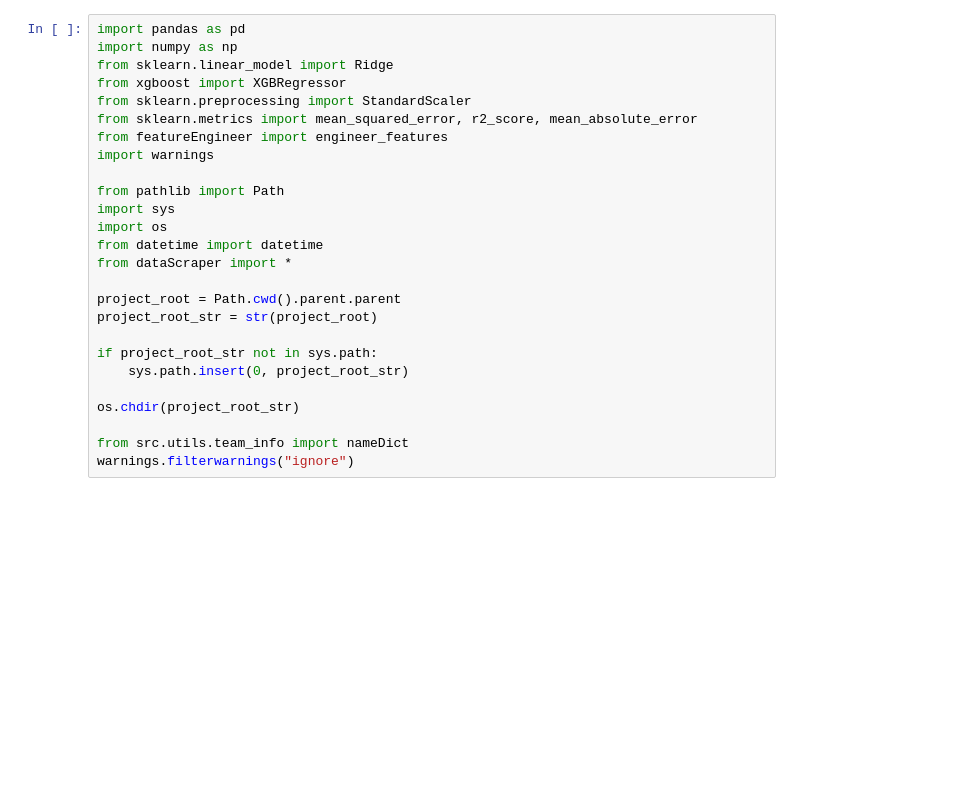
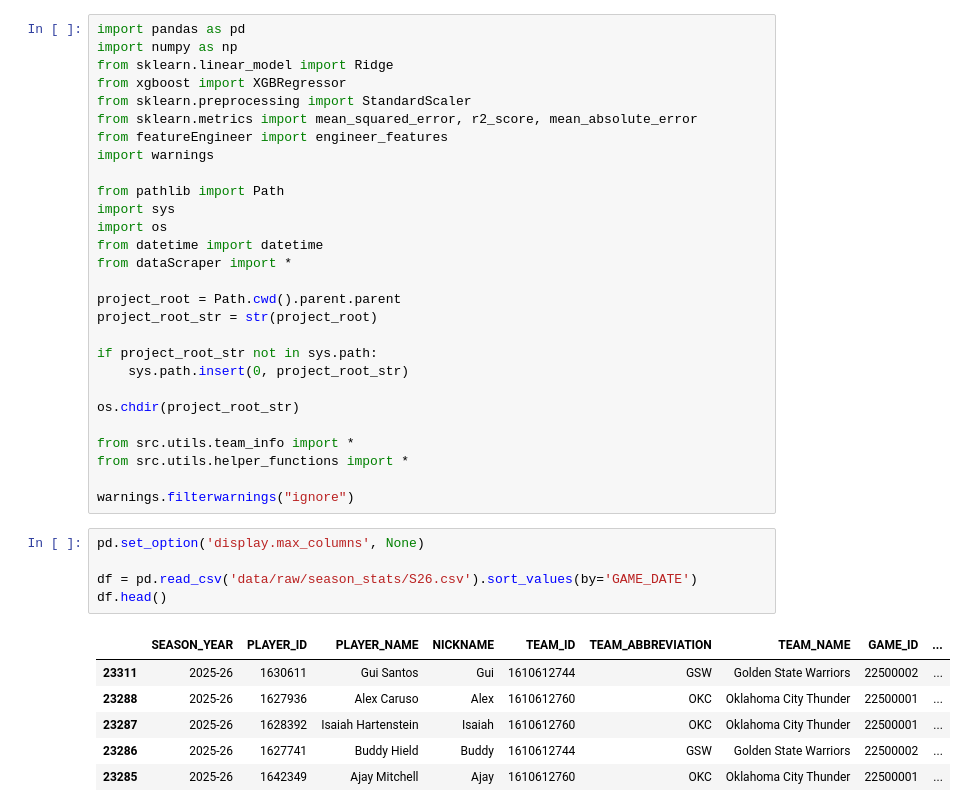
Before and after one commit to spon7ge/NBA-Prop-Predictor, a Jupyter notebook: src/points_model/min_model.ipynb, the cells around one changed output. Saved outputs shown, nothing was run; the diff lists cells and outputs as text; blank space fills up the shorter version.

```diff
--- a/src/points_model/min_model.ipynb
+++ b/src/points_model/min_model.ipynb
@@ -22,6 +22,20 @@ if project_root_str not in sys.path:
 
 os.chdir(project_root_str)
 
-from src.utils.team_info import nameDict
+from src.utils.team_info import *
+from src.utils.helper_functions import *
+
 warnings.filterwarnings("ignore")
+# %%
+pd.set_option('display.max_columns', None)
+
+df = pd.read_csv('data/raw/season_stats/S26.csv').sort_values(by='GAME_DATE')
+df.head()
+# %% [output]
+|  | SEASON_YEAR | PLAYER_ID | PLAYER_NAME | NICKNAME | TEAM_ID | TEAM_ABBREVIATION | TEAM_NAME | GAME_ID | ... |
+| 23311 | 2025-26 | 1630611 | Gui Santos | Gui | 1610612744 | GSW | Golden State Warriors | 22500002 | ... |
+| 23288 | 2025-26 | 1627936 | Alex Caruso | Alex | 1610612760 | OKC | Oklahoma City Thunder | 22500001 | ... |
+| 23287 | 2025-26 | 1628392 | Isaiah Hartenstein | Isaiah | 1610612760 | OKC | Oklahoma City Thunder | 22500001 | ... |
+| 23286 | 2025-26 | 1627741 | Buddy Hield | Buddy | 1610612744 | GSW | Golden State Warriors | 22500002 | ... |
+| 23285 | 2025-26 | 1642349 | Ajay Mitchell | Ajay | 1610612760 | OKC | Oklahoma City Thunder | 22500001 | ... |
 # %%
```
Also changed, not shown: parts of 16 cells of this notebook, 5 other files.
